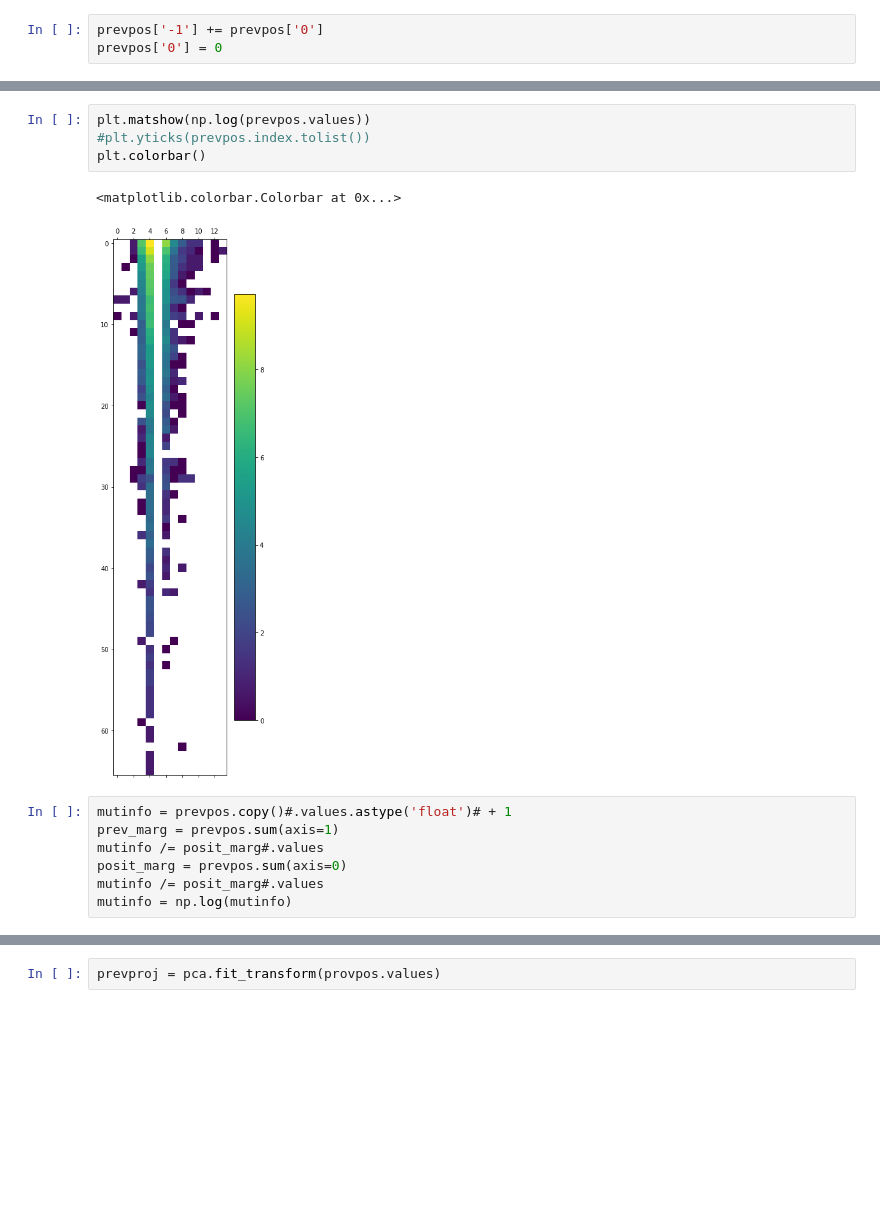
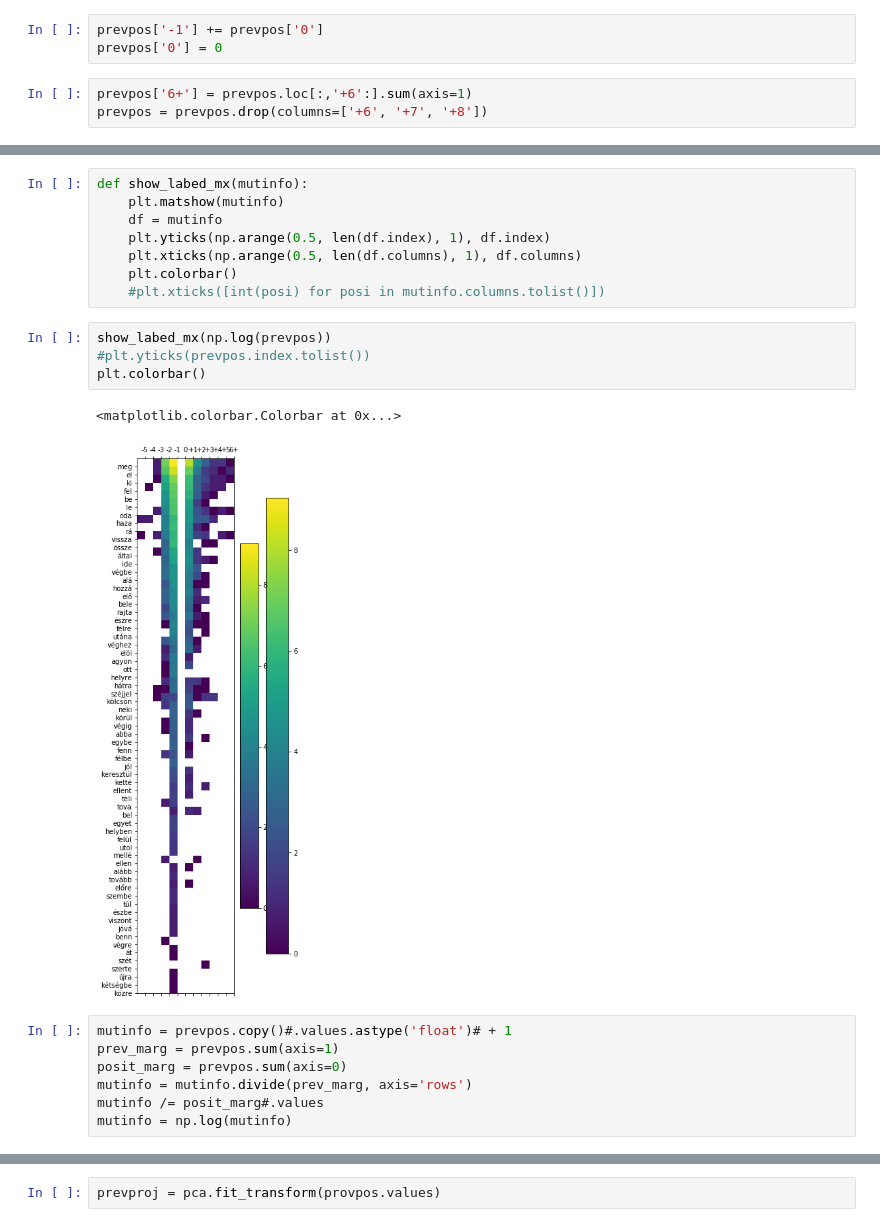
Before and after one commit to makrai/misc, a Jupyter notebook: tade/proverrb_position.ipynb, the cells around one changed output, grey strips where cells are left out. Drawn from its saved outputs; the diff is of its cells as text; blank space fills up the shorter version.

```diff
--- a/tade/proverrb_position.ipynb
+++ b/tade/proverrb_position.ipynb
@@ -25,3 +25,6 @@ prevpos.head()#.describe()
 # %%
 prevpos['-1'] += prevpos['0']
 prevpos['0'] = 0
+# %%
+prevpos['6+'] = prevpos.loc[:,'+6':].sum(axis=1)
+prevpos = prevpos.drop(columns=['+6', '+7', '+8'])
@@ -28,14 +40,22 @@ prevpos['0'] = 0
+# %%
+def show_labed_mx(mutinfo):
+    plt.matshow(mutinfo)
+    df = mutinfo
+    plt.yticks(np.arange(0.5, len(df.index), 1), df.index)
+    plt.xticks(np.arange(0.5, len(df.columns), 1), df.columns)
+    plt.colorbar()
+    #plt.xticks([int(posi) for posi in mutinfo.columns.tolist()])
 # %%
-plt.matshow(np.log(prevpos.values))
+show_labed_mx(np.log(prevpos))
 #plt.yticks(prevpos.index.tolist())
 plt.colorbar()
 # %% [output]
 <matplotlib.colorbar.Colorbar at 0x...>
-[figure, old version]
+[figure, new version]
 # %%
 mutinfo = prevpos.copy()#.values.astype('float')# + 1
 prev_marg = prevpos.sum(axis=1)
-mutinfo /= posit_marg#.values
 posit_marg = prevpos.sum(axis=0)
+mutinfo = mutinfo.divide(prev_marg, axis='rows')
 mutinfo /= posit_marg#.values
 mutinfo = np.log(mutinfo)
```
Also changed, not shown: parts of 6 cells of this notebook.
